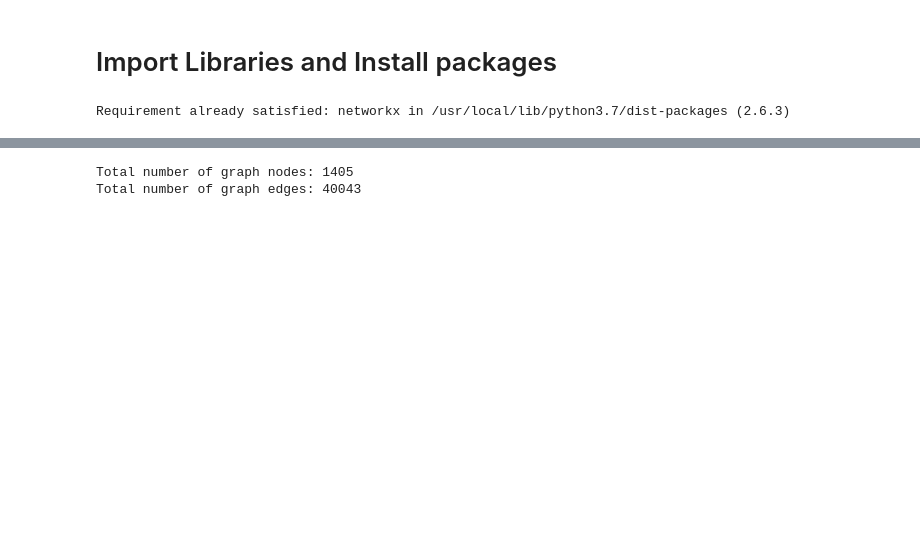
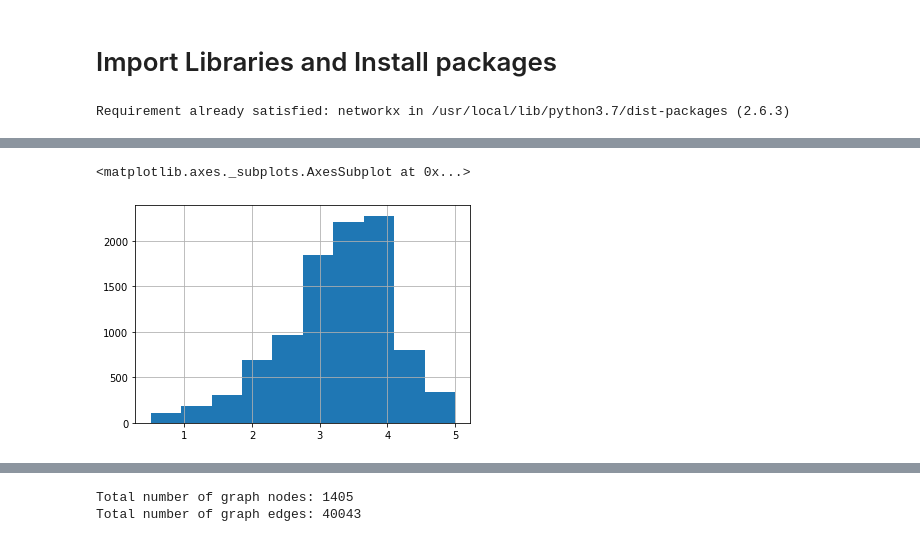
Before and after one commit to chihyanghsu0805/keras_tutorial, a Jupyter notebook: tutorials/keras/graph_representation_learning/node2vec.ipynb, the cells around one changed output, grey strips where cells are left out. Saved outputs shown, nothing was run; the diff lists cells and outputs as text; code cells hidden in the pictures; blank space fills up the shorter version.

```diff
--- a/tutorials/keras/graph_representation_learning/node2vec.ipynb
+++ b/tutorials/keras/graph_representation_learning/node2vec.ipynb
@@ -39,0 +68,6 @@ ratings.head()
+# %%
+# Average ratings by movie
+ratings.groupby("movieId")["rating"].mean().hist()
+# %% [output]
+<matplotlib.axes._subplots.AxesSubplot at 0x...>
+[figure, added]
```
Also changed, not shown: parts of 43 cells of this notebook.
